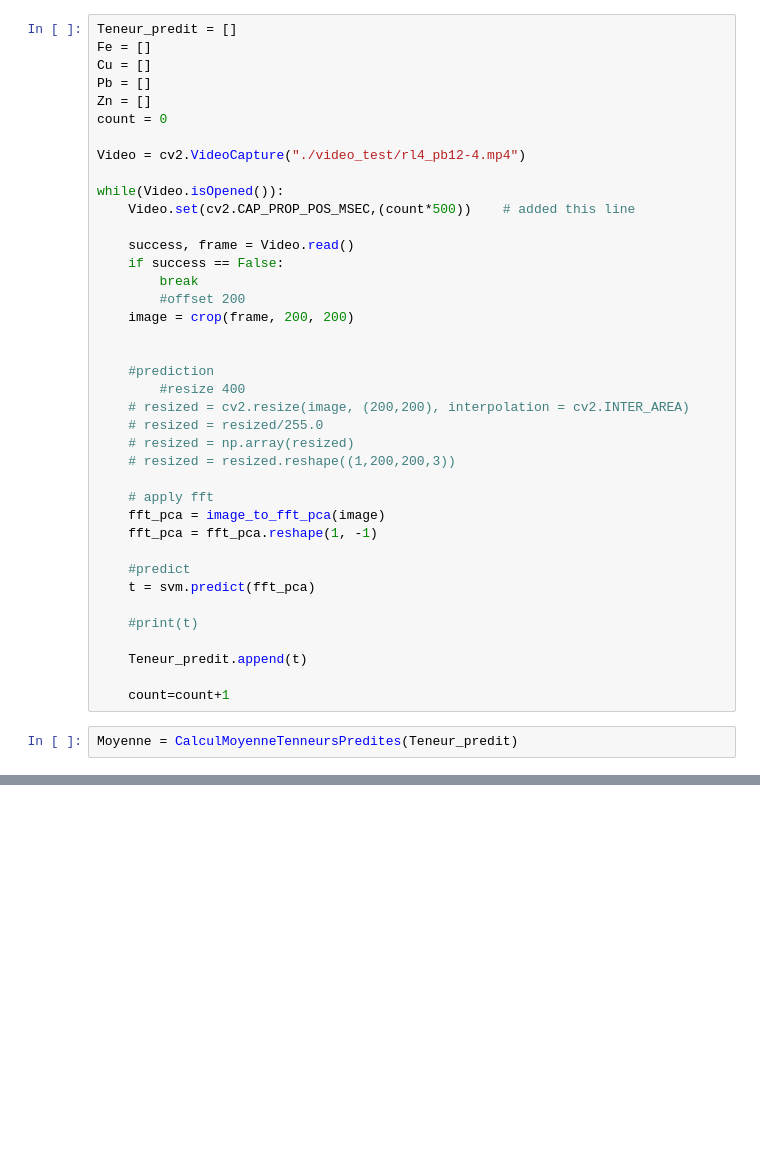
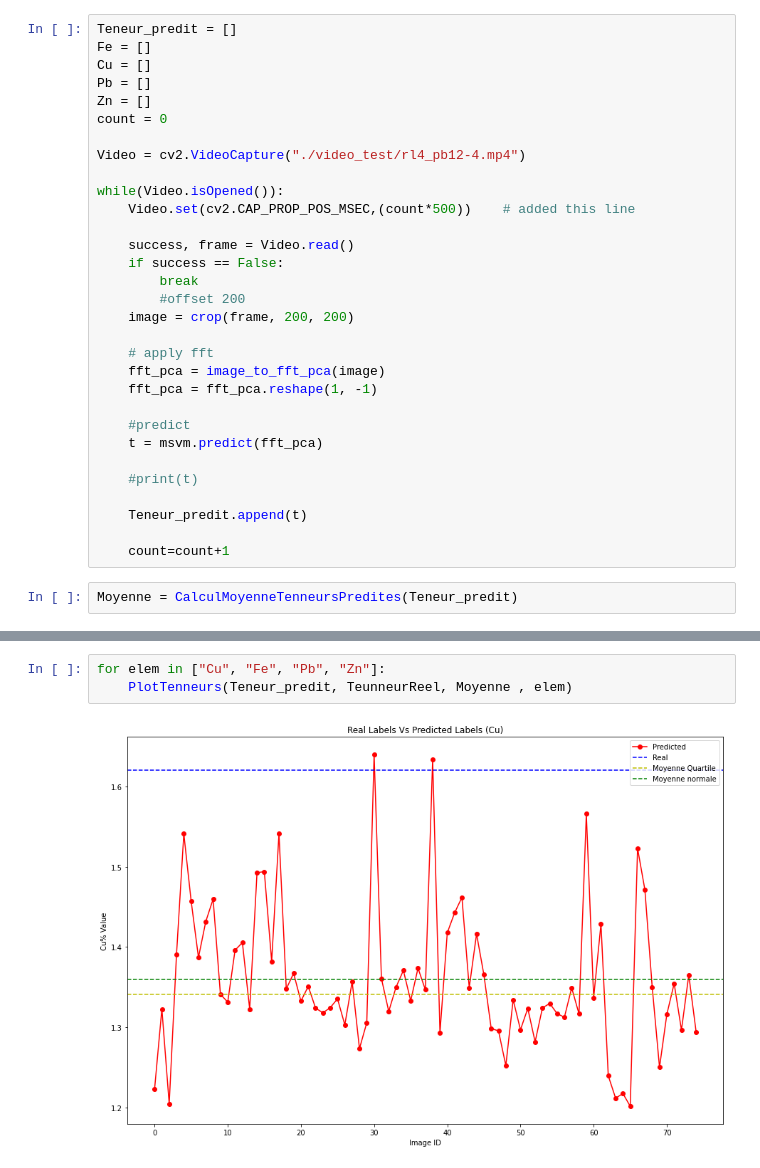
Before and after one commit to Ahmedbendaouia/MIC-DS23-CNNR-FFT-TinyML, a Jupyter notebook: FFT on froth/fft_based.ipynb, the cells around one changed output, grey strips where cells are left out. Saved outputs shown, nothing was run; the diff lists cells and outputs as text; blank space fills up the shorter version.

```diff
--- a/FFT on froth/fft_based.ipynb
+++ b/FFT on froth/fft_based.ipynb
@@ -524,20 +554,12 @@ while(Video.isOpened()):
         #offset 200
     image = crop(frame, 200, 200)
 
-
-    #prediction
-        #resize 400
-    # resized = cv2.resize(image, (200,200), interpolation = cv2.INTER_AREA)
-    # resized = resized/255.0
-    # resized = np.array(resized)
-    # resized = resized.reshape((1,200,200,3))
-
     # apply fft
     fft_pca = image_to_fft_pca(image)
     fft_pca = fft_pca.reshape(1, -1)
 
     #predict
-    t = svm.predict(fft_pca)
+    t = msvm.predict(fft_pca)
 
     #print(t)
 
@@ -552,0 +571,5 @@ PlotTenneurs(Teneur_predit, TeunneurReel, Moyenne , 'Pb')
+# %%
+for elem in ["Cu", "Fe", "Pb", "Zn"]:
+    PlotTenneurs(Teneur_predit, TeunneurReel, Moyenne , elem)
+# %% [output]
+[figure, added]
```
Also changed, not shown: parts of 26 cells of this notebook.
